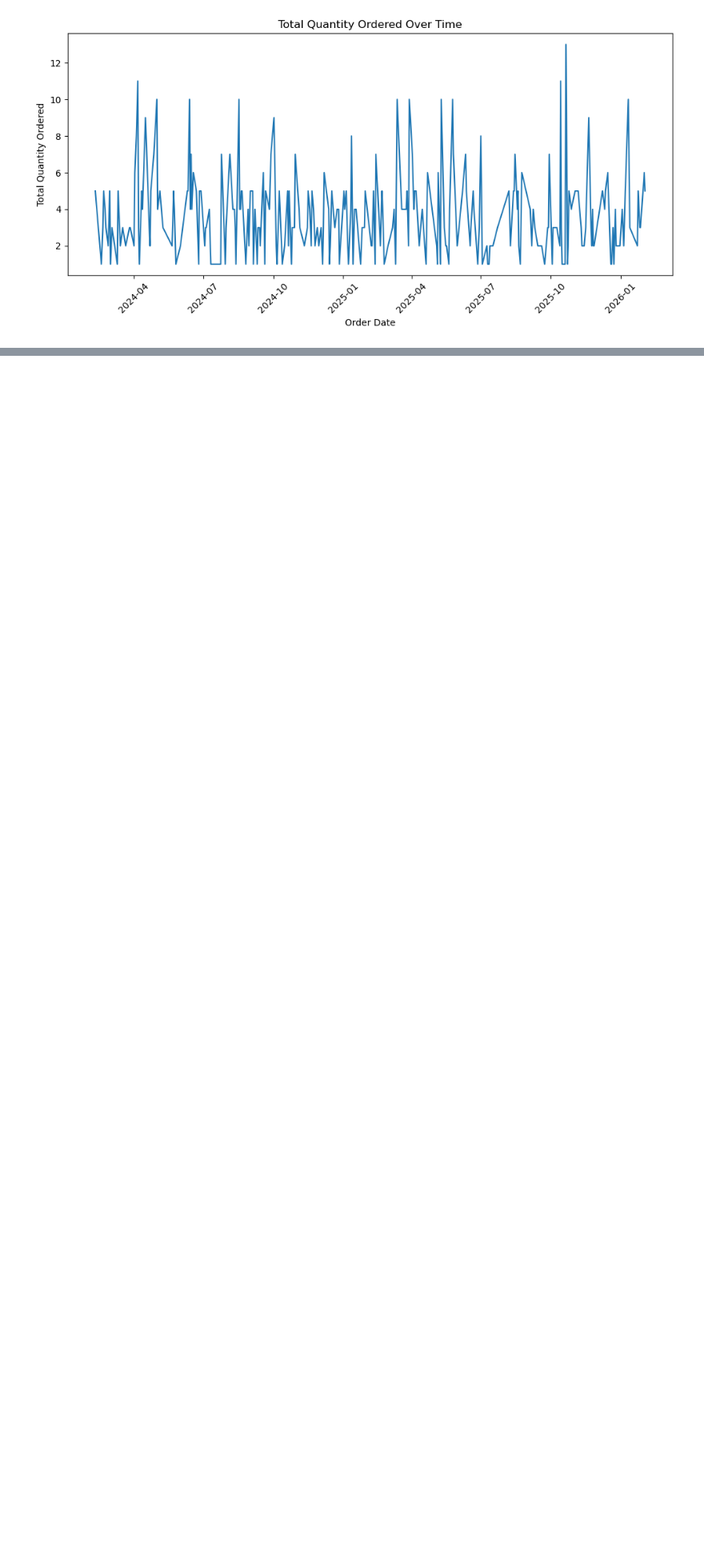
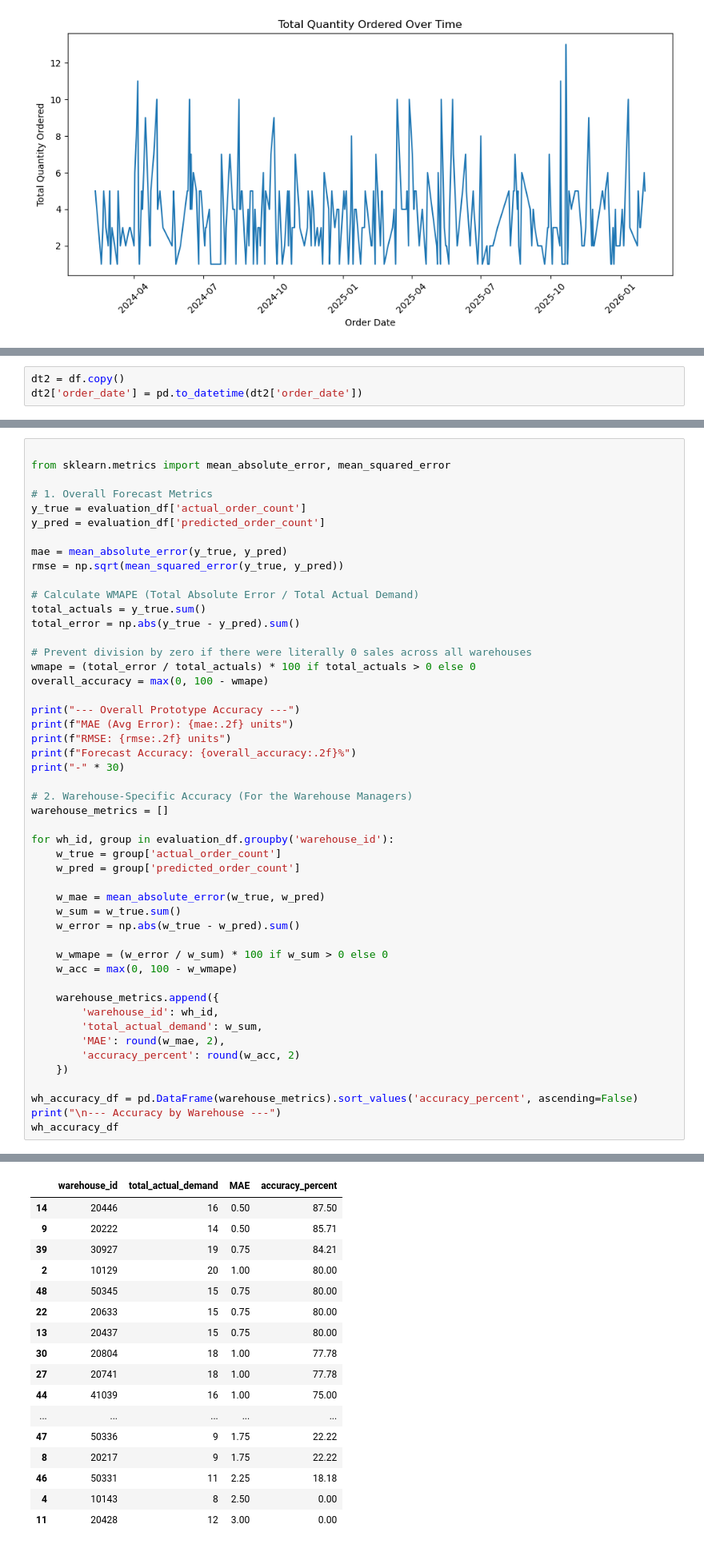
Before and after one commit to tanaymahapatra/E-commerce-Database-Management-and-Inventory-Optimization, a Jupyter notebook: model.ipynb, the cells around one changed output, grey strips where cells are left out. Shown at 80% size. Saved outputs shown, nothing was run; the diff lists cells and outputs as text; blank space fills up the shorter version.

```diff
--- a/model.ipynb
+++ b/model.ipynb
@@ -68,0 +75,3 @@ plt.tight_layout()
+# %%
+dt2 = df.copy()
+dt2['order_date'] = pd.to_datetime(dt2['order_date'])
@@ -68,0 +202,50 @@ plt.tight_layout()
+# %%
+
+from sklearn.metrics import mean_absolute_error, mean_squared_error
+
+# 1. Overall Forecast Metrics
+y_true = evaluation_df['actual_order_count']
+y_pred = evaluation_df['predicted_order_count']
+
+mae = mean_absolute_error(y_true, y_pred)
+rmse = np.sqrt(mean_squared_error(y_true, y_pred))
+
+# Calculate WMAPE (Total Absolute Error / Total Actual Demand)
+total_actuals = y_true.sum()
+total_error = np.abs(y_true - y_pred).sum()
+
+# Prevent division by zero if there were literally 0 sales across all warehouses
+wmape = (total_error / total_actuals) * 100 if total_actuals > 0 else 0
+overall_accuracy = max(0, 100 - wmape)
+
+print("--- Overall Prototype Accuracy ---")
+print(f"MAE (Avg Error): {mae:.2f} units")
+print(f"RMSE: {rmse:.2f} units")
+print(f"Forecast Accuracy: {overall_accuracy:.2f}%")
+print("-" * 30)
+
+# 2. Warehouse-Specific Accuracy (For the Warehouse Managers)
+warehouse_metrics = []
+
+for wh_id, group in evaluation_df.groupby('warehouse_id'):
+    w_true = group['actual_order_count']
+    w_pred = group['predicted_order_count']
+
+    w_mae = mean_absolute_error(w_true, w_pred)
+    w_sum = w_true.sum()
+    w_error = np.abs(w_true - w_pred).sum()
+
+    w_wmape = (w_error / w_sum) * 100 if w_sum > 0 else 0
+    w_acc = max(0, 100 - w_wmape)
+
+    warehouse_metrics.append({
+        'warehouse_id': wh_id,
+        'total_actual_demand': w_sum,
+        'MAE': round(w_mae, 2),
+        'accuracy_percent': round(w_acc, 2)
+    })
+
+wh_accuracy_df = pd.DataFrame(warehouse_metrics).sort_values('accuracy_percent', ascending=False)
+print("\n--- Accuracy by Warehouse ---")
+wh_accuracy_df
+# %% [output]
@@ -68,0 +259,17 @@ plt.tight_layout()
+|  | warehouse_id | total_actual_demand | MAE | accuracy_percent |
+| 14 | 20446 | 16 | 0.50 | 87.50 |
+| 9 | 20222 | 14 | 0.50 | 85.71 |
+| 39 | 30927 | 19 | 0.75 | 84.21 |
+| 2 | 10129 | 20 | 1.00 | 80.00 |
+| 48 | 50345 | 15 | 0.75 | 80.00 |
+| 22 | 20633 | 15 | 0.75 | 80.00 |
+| 13 | 20437 | 15 | 0.75 | 80.00 |
+| 30 | 20804 | 18 | 1.00 | 77.78 |
+| 27 | 20741 | 18 | 1.00 | 77.78 |
+| 44 | 41039 | 16 | 1.00 | 75.00 |
+| ... | ... | ... | ... | ... |
+| 47 | 50336 | 9 | 1.75 | 22.22 |
+| 8 | 20217 | 9 | 1.75 | 22.22 |
+| 46 | 50331 | 11 | 2.25 | 18.18 |
+| 4 | 10143 | 8 | 2.50 | 0.00 |
+| 11 | 20428 | 12 | 3.00 | 0.00 |
```
Also changed, not shown: parts of 6 cells of this notebook.
